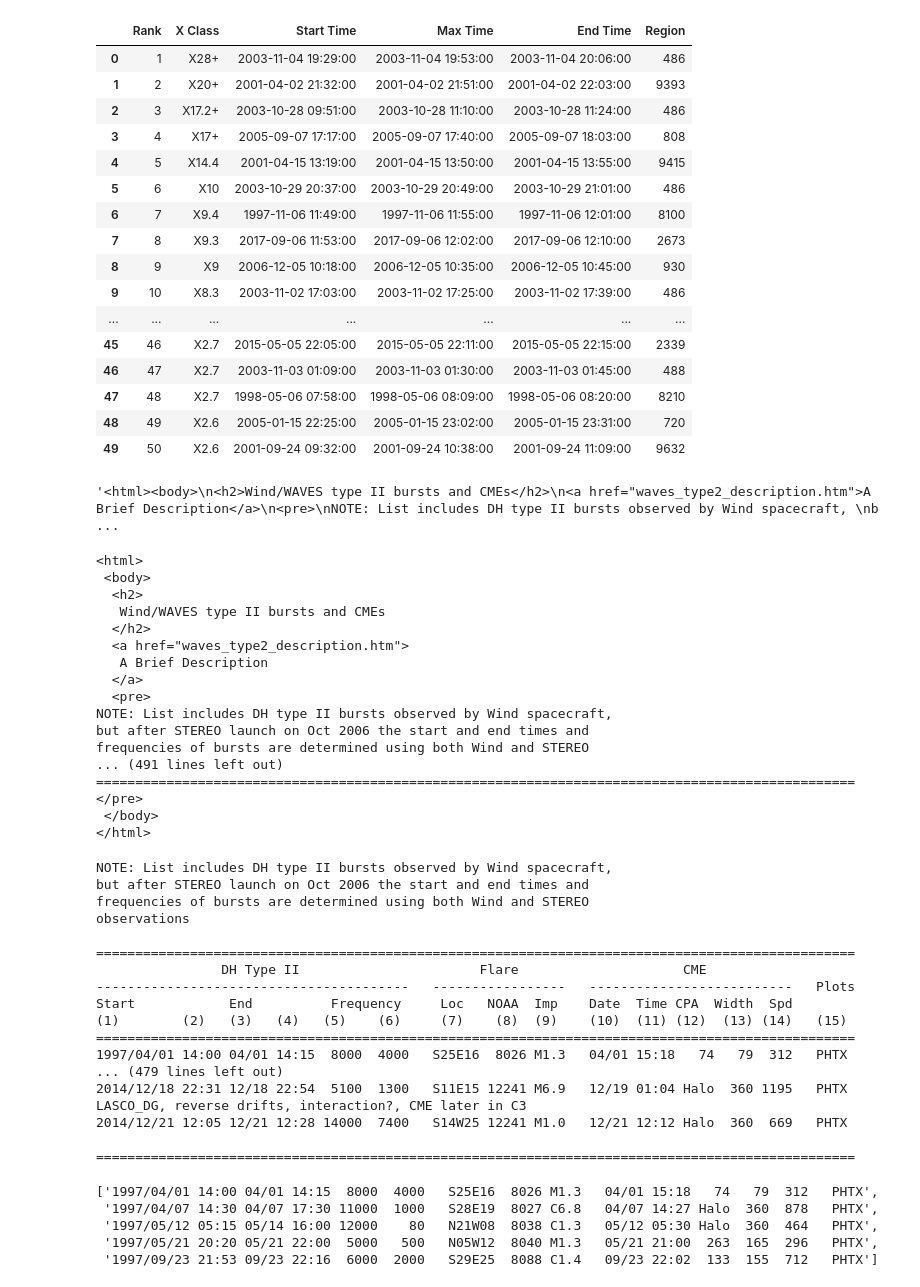
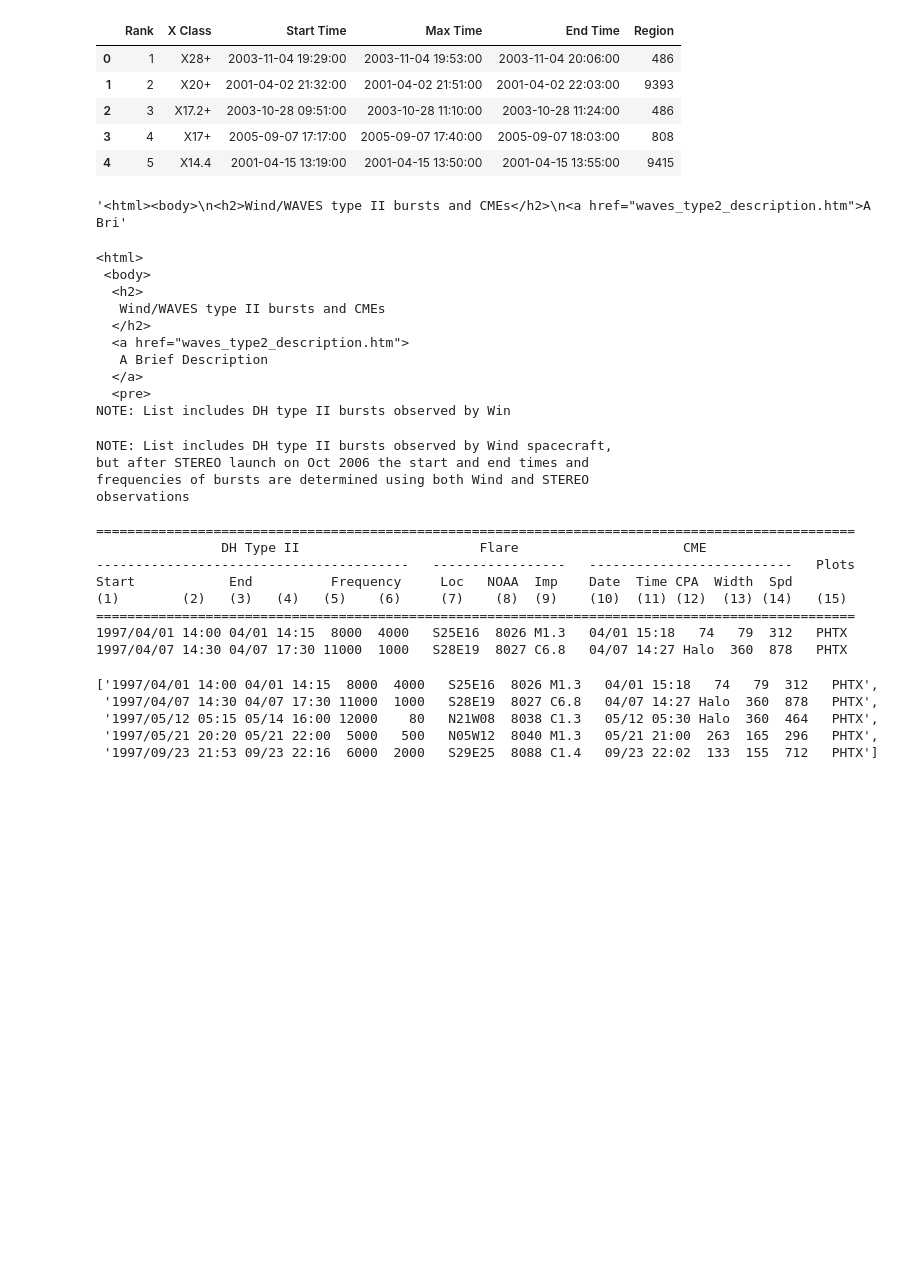
Before and after one commit to acoppens-umd/cmsc320, a Jupyter notebook: Project 1/CMSC320_Project1.ipynb, the cells around one changed output. Saved outputs shown, nothing was run; the diff lists cells and outputs as text; code cells hidden in the pictures; blank space fills up the shorter version.

```diff
--- a/Project 1/CMSC320_Project1.ipynb
+++ b/Project 1/CMSC320_Project1.ipynb
@@ -145,36 +102,25 @@ swl
 # %%
 #Drop missing values
 swl = swl.replace('-', np.NAN)
-swl
+swl.head(5)
 # %% [output]
 |  | Rank | X Class | Start Time | Max Time | End Time | Region |
 | 0 | 1 | X28+ | 2003-11-04 19:29:00 | 2003-11-04 19:53:00 | 2003-11-04 20:06:00 | 486 |
 | 1 | 2 | X20+ | 2001-04-02 21:32:00 | 2001-04-02 21:51:00 | 2001-04-02 22:03:00 | 9393 |
 | 2 | 3 | X17.2+ | 2003-10-28 09:51:00 | 2003-10-28 11:10:00 | 2003-10-28 11:24:00 | 486 |
 | 3 | 4 | X17+ | 2005-09-07 17:17:00 | 2005-09-07 17:40:00 | 2005-09-07 18:03:00 | 808 |
 | 4 | 5 | X14.4 | 2001-04-15 13:19:00 | 2001-04-15 13:50:00 | 2001-04-15 13:55:00 | 9415 |
-| 5 | 6 | X10 | 2003-10-29 20:37:00 | 2003-10-29 20:49:00 | 2003-10-29 21:01:00 | 486 |
-| 6 | 7 | X9.4 | 1997-11-06 11:49:00 | 1997-11-06 11:55:00 | 1997-11-06 12:01:00 | 8100 |
-| 7 | 8 | X9.3 | 2017-09-06 11:53:00 | 2017-09-06 12:02:00 | 2017-09-06 12:10:00 | 2673 |
-| 8 | 9 | X9 | 2006-12-05 10:18:00 | 2006-12-05 10:35:00 | 2006-12-05 10:45:00 | 930 |
-| 9 | 10 | X8.3 | 2003-11-02 17:03:00 | 2003-11-02 17:25:00 | 2003-11-02 17:39:00 | 486 |
-| ... | ... | ... | ... | ... | ... | ... |
-| 45 | 46 | X2.7 | 2015-05-05 22:05:00 | 2015-05-05 22:11:00 | 2015-05-05 22:15:00 | 2339 |
-| 46 | 47 | X2.7 | 2003-11-03 01:09:00 | 2003-11-03 01:30:00 | 2003-11-03 01:45:00 | 488 |
-| 47 | 48 | X2.7 | 1998-05-06 07:58:00 | 1998-05-06 08:09:00 | 1998-05-06 08:20:00 | 8210 |
-| 48 | 49 | X2.6 | 2005-01-15 22:25:00 | 2005-01-15 23:02:00 | 2005-01-15 23:31:00 | 720 |
-| 49 | 50 | X2.6 | 2001-09-24 09:32:00 | 2001-09-24 10:38:00 | 2001-09-24 11:09:00 | 9632 |
 # %%
 #Make a request to the page of NASA's CME observations.
 nasar = requests.get('http://www.hcbravo.org/IntroDataSci/misc/waves_type2.html', auth=('user', 'pass'))
-nasar.text
+nasar.text[:100]
 # %% [output]
-'<html><body>\n<h2>Wind/WAVES type II bursts and CMEs</h2>\n<a href="waves_type2_description.htm">A Brief Description</a>\n<pre>\nNOTE: List includes DH type II bursts observed by Wind spacecraft, \nb ...
+'<html><body>\n<h2>Wind/WAVES type II bursts and CMEs</h2>\n<a href="waves_type2_description.htm">A Bri'
 # %%
 #Parse html into a more readable form
 
 nasas = soup(nasar.text, "html.parser")
-print(nasas.prettify())
+print(nasas.prettify()[:200])
 # %% [output]
 <html>
  <body>
@@ -185,19 +131,12 @@ print(nasas.prettify())
    A Brief Description
   </a>
   <pre>
-NOTE: List includes DH type II bursts observed by Wind spacecraft,
-but after STEREO launch on Oct 2006 the start and end times and
-frequencies of bursts are determined using both Wind and STEREO
-... (491 lines left out)
-=================================================================================================
-</pre>
- </body>
-</html>
+NOTE: List includes DH type II bursts observed by Win
 # %%
 #Find the tag that contains the data we want
 
 nasathtml = nasas.find("pre")
-print(nasathtml.getText())
+print(nasathtml.getText()[:995])
 # %% [output]
 NOTE: List includes DH type II bursts observed by Wind spacecraft,
 but after STEREO launch on Oct 2006 the start and end times and
@@ -211,11 +150,7 @@ Start            End          Frequency     Loc   NOAA  Imp    Date  Time CPA  W
 (1)        (2)   (3)   (4)   (5)    (6)     (7)    (8)  (9)    (10)  (11) (12)  (13) (14)   (15)
 =================================================================================================
 1997/04/01 14:00 04/01 14:15  8000  4000   S25E16  8026 M1.3   04/01 15:18   74   79  312   PHTX
-... (479 lines left out)
-2014/12/18 22:31 12/18 22:54  5100  1300   S11E15 12241 M6.9   12/19 01:04 Halo  360 1195   PHTX  LASCO_DG, reverse drifts, interaction?, CME later in C3
-2014/12/21 12:05 12/21 12:28 14000  7400   S14W25 12241 M1.0   12/21 12:12 Halo  360  669   PHTX
-
-=================================================================================================
+1997/04/07 14:30 04/07 17:30 11000  1000   S28E19  8027 C6.8   04/07 14:27 Halo  360  878   PHTX
 # %%
 #Split the tag by line breaks. Select the lines with data.
 
```
Also changed, not shown: parts of 7 cells of this notebook, 2 other files.
